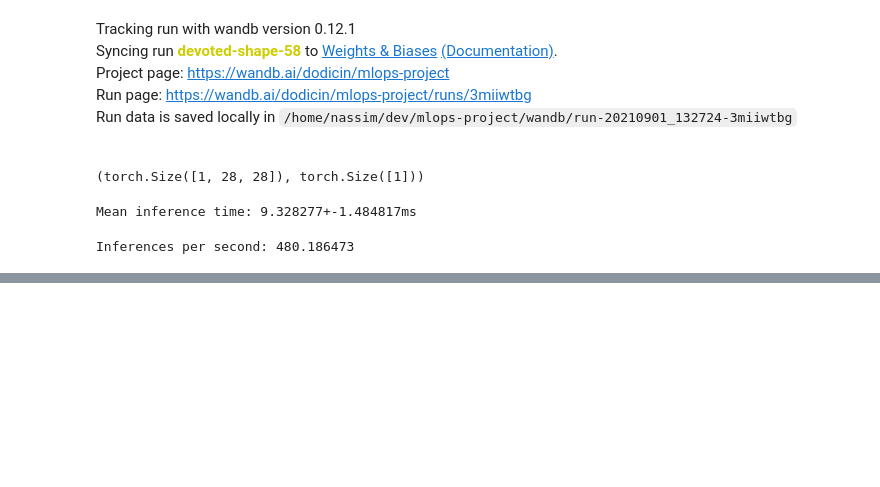
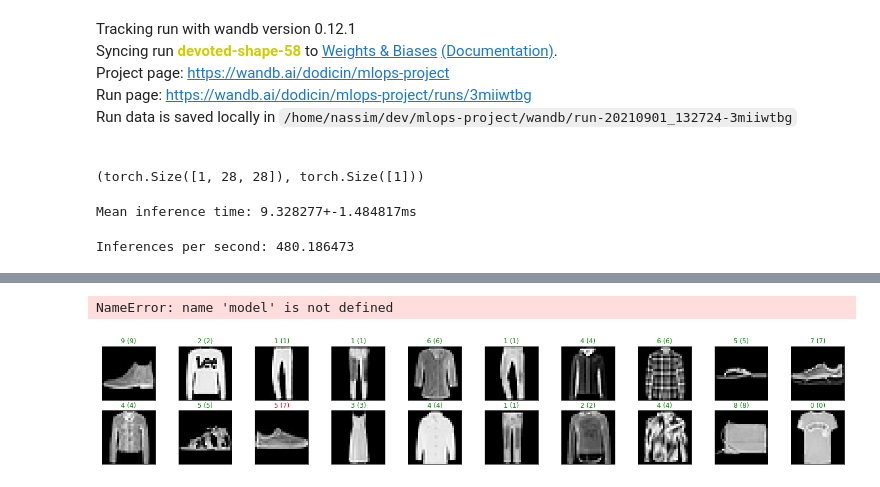
Before and after one commit to nhabbash/ml-data-streaming, a Jupyter notebook: notebook/testing.ipynb, the cells around one changed output, grey strips where cells are left out. Cells and saved outputs as stored; diff of their text form; code cells hidden in the pictures; blank space fills up the shorter version.

```diff
--- a/notebook/testing.ipynb
+++ b/notebook/testing.ipynb
@@ -280,0 +288,6 @@ Inferences per second: 480.186473
+# %%
+# Find the best model from the WandB dashboard
+api = wandb.Api()
+
+artifact = api.artifact("mlops-project/model-26u5w19k:best")
+artifact_dir = artifact.checkout()
@@ -280,0 +308,36 @@ Inferences per second: 480.186473
+# %%
+x = torch.ones([1, 28, 28], dtype=torch.float)
+im = transforms.ToPILImage()(x)
+inf_transforms = transforms.Compose([
+            transforms.ToTensor(),
+            transforms.Normalize((0.1307,), (0.3081,)),
+            ])
+x = inf_transforms(im)
+
+_, y = model.predict(x.unsqueeze(0))
+y
+# %% [output]
+NameError: name 'model' is not defined
+# %%
+batch_size = 128
+num_classes = 10
+val_ratio = 0.15
+num_workers = 8
+dm = FashionMNISTDataModule(batch_size=batch_size, num_classes=num_classes, val_ratio=val_ratio, num_workers=8)
+dm.setup()
+
+dataiter = iter(dm.test_dataloader())
+images, labels = dataiter.next()
+
+_, preds = model.predict(images)
+images = images.numpy()
+
+# plot the images in the batch, along with predicted and true labels
+fig = plt.figure(figsize=(25, 4))
+for idx in np.arange(20):
+    ax = fig.add_subplot(2, 20/2, idx+1, xticks=[], yticks=[])
+    ax.imshow(np.squeeze(images[idx]), cmap='gray')
+    ax.set_title("{} ({})".format(str(preds[idx].item()), str(labels[idx].item())),
+                 color=("green" if preds[idx]==labels[idx] else "red"))
+# %% [output]
+[figure, added]
```
Also changed, not shown: parts of 11 cells of this notebook, 1 other file.
